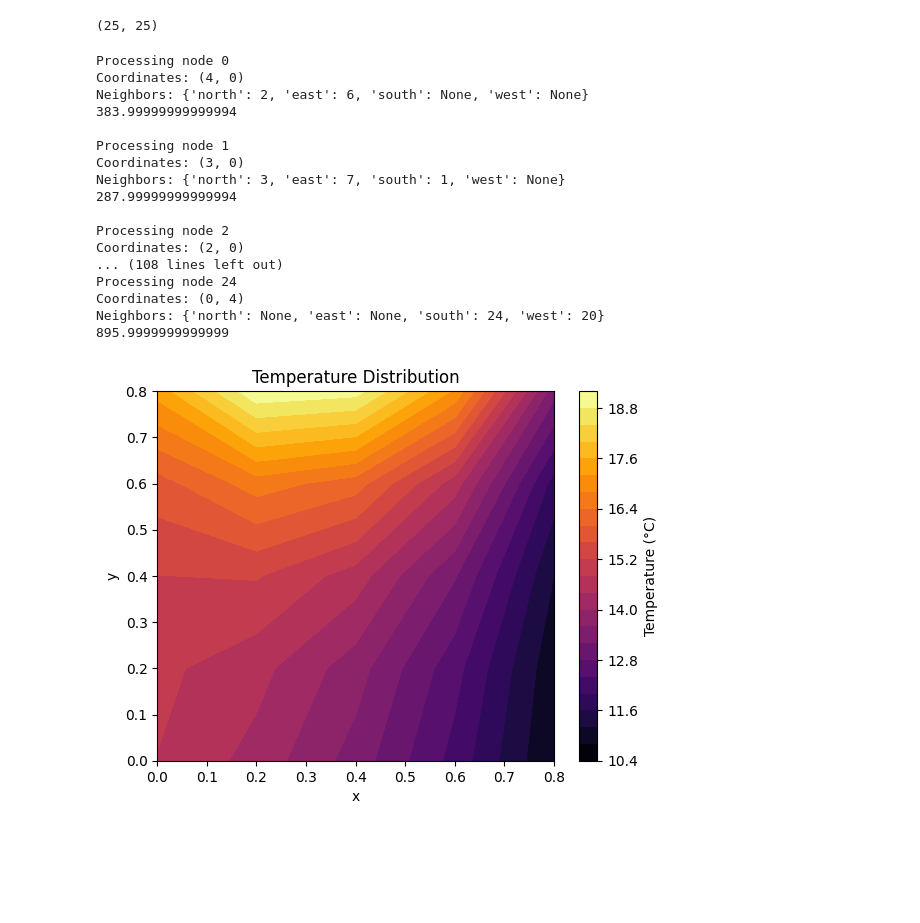
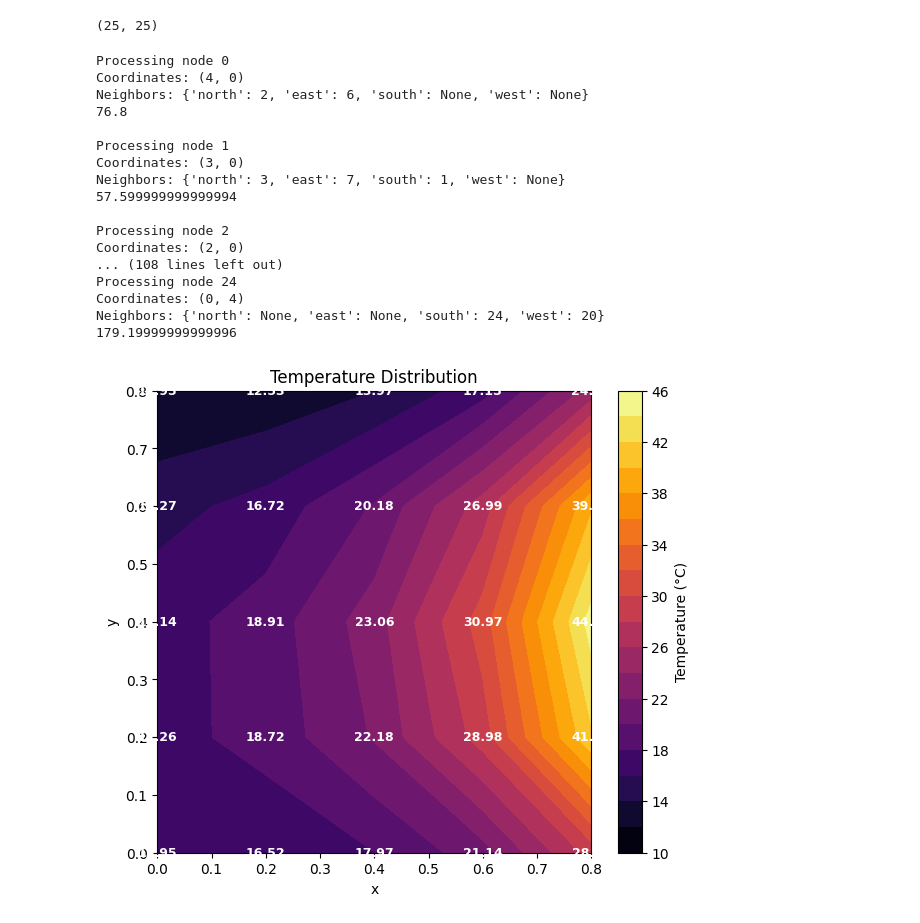
Before and after one commit to Mafaz03/Computational-Fluid-Dynamics, a Jupyter notebook: 2D_Diffusion_assignment.ipynb, the cells around one changed output. Saved outputs shown, nothing was run; the diff lists cells and outputs as text; code cells hidden in the pictures; blank space fills up the shorter version.

```diff
--- a/2D_Diffusion_assignment.ipynb
+++ b/2D_Diffusion_assignment.ipynb
@@ -94,10 +94,10 @@ for node_idx in range(num_nodes_x * num_nodes_y):
 
     # === SOUTH boundary: Dirichlet T=15 ===
     if nei_dict['south'] is None and nei_dict['east'] is not None and nei_dict['west'] is not None:
-        a_E = k_cell / del_x
-        a_N = k_cell / del_y
-        a_W = k_cell / del_x
-        a_S = k_cell / (del_y / 2)  # half-cell treatment
+        a_E = (k_cell * del_y) / del_x
+        a_N = (k_cell * del_x) / del_y
+        a_W = (k_cell * del_y) / del_x
+        a_S = (k_cell * del_x) / (del_y / 2)  # half-cell treatment
 
         a_P = a_E + a_N + a_S + a_W
         Su += a_S * T_S
@@ -109,10 +109,10 @@ for node_idx in range(num_nodes_x * num_nodes_y):
 
     # === NORTH boundary: Dirichlet T=10 ===
     elif nei_dict['north'] is None and nei_dict['east'] is not None and nei_dict['west'] is not None:
-        a_E = k_cell / del_x
-        a_S = k_cell / del_y
-        a_W = k_cell / del_x
-        a_N = k_cell / (del_y / 2)
+        a_E = (k_cell * del_y) / del_x
+        a_S = (k_cell * del_x) / del_y
+        a_W = (k_cell * del_y) / del_x
+        a_N = (k_cell * del_x) / (del_y / 2)
 
         a_P = a_E + a_N + a_S + a_W
         Su += a_N * T_N
@@ -124,9 +124,9 @@ for node_idx in range(num_nodes_x * num_nodes_y):
 
     # === EAST boundary: Neumann flux q=5000 ===
     elif nei_dict['east'] is None:
-        a_N = k_cell / (del_y / 2) if nei_dict['north'] is None else k_cell / del_y
-        a_S = k_cell / (del_y / 2) if nei_dict['south'] is None else k_cell / del_y
-        a_W = k_cell / del_x if nei_dict['west'] is not None else 0
+        a_N = (k_cell * del_x) / (del_y / 2) if nei_dict['north'] is None else (k_cell * del_x) / del_y
+        a_S = (k_cell * del_x) / (del_y / 2) if nei_dict['south'] is None else (k_cell * del_x) / del_y
+        a_W = (k_cell * del_y) / del_x if nei_dict['west'] is not None else 0
 
         # Add Dirichlet contribution for top-right / bottom-right corners
         if nei_dict['north'] is None:
@@ -149,25 +149,25 @@ for node_idx in range(num_nodes_x * num_nodes_y):
 
     # === WEST boundary: Insulated ===
     elif nei_dict['west'] is None:
-        if nei_dict['north'] is None and nei_dict['south'] is not None:
+        if nei_dict['north'] is None:
             # top-left
-            a_N = k_cell / (del_y / 2)
-            a_S = k_cell / del_y
-            a_E = k_cell / del_x
+            a_N = (k_cell * del_x) / (del_y / 2)
+            a_S = (k_cell * del_x) / del_y
+            a_E = (k_cell * del_y) / del_x
             Su += a_N * T_N
 
-        elif nei_dict['south'] is None and nei_dict['north'] is not None:
+        elif nei_dict['south'] is None:
             # bottom-left
-            a_N = k_cell / del_y
-            a_S = k_cell / (del_y / 2)
-            a_E = k_cell / del_x
+            a_N = (k_cell * del_x) / del_y
+            a_S = (k_cell * del_x) / (del_y / 2)
+            a_E = (k_cell * del_y) / del_x
             Su += a_S * T_S
 
         else:
             # middle of west boundary
-            a_N = k_cell / del_y
-            a_S = k_cell / del_y
-            a_E = k_cell / del_x
+            a_N = (k_cell * del_x) / del_y
+            a_S = (k_cell * del_x) / del_y
+            a_E = (k_cell * del_y) / del_x
 
         a_W = 0  # insulated
         a_P = a_E + a_N + a_S
@@ -182,16 +182,16 @@ for node_idx in range(num_nodes_x * num_nodes_y):
     # === INTERIOR node ===
     else:
         if nei_dict['north'] is not None:
-            a_N = k_cell / del_y
+            a_N = (k_cell * del_x) / del_y
             coef_matrix[node_idx, nei_dict['north'] - 1] = a_N
         if nei_dict['south'] is not None:
-            a_S = k_cell / del_y
+            a_S = (k_cell * del_x) / del_y
             coef_matrix[node_idx, nei_dict['south'] - 1] = a_S
         if nei_dict['east'] is not None:
-            a_E = k_cell / del_x
+            a_E = (k_cell * del_y) / del_x
             coef_matrix[node_idx, nei_dict['east'] - 1] = a_E
         if nei_dict['west'] is not None:
-            a_W = k_cell / del_x
+            a_W = (k_cell * del_y) / del_x
             coef_matrix[node_idx, nei_dict['west'] - 1] = a_W
 
         a_P = a_E + a_N + a_S + a_W
@@ -204,12 +204,12 @@ for node_idx in range(num_nodes_x * num_nodes_y):
 Processing node 0
 Coordinates: (4, 0)
 Neighbors: {'north': 2, 'east': 6, 'south': None, 'west': None}
-383.99999999999994
+76.8
 
 Processing node 1
 Coordinates: (3, 0)
 Neighbors: {'north': 3, 'east': 7, 'south': 1, 'west': None}
-287.99999999999994
+57.599999999999994
 
 Processing node 2
 Coordinates: (2, 0)
@@ -217,7 +217,7 @@ Coordinates: (2, 0)
 Processing node 24
 Coordinates: (0, 4)
 Neighbors: {'north': None, 'east': None, 'south': 24, 'west': 20}
-895.9999999999999
+179.19999999999996
 # %%
 # Making non diagnol element negetive
 mask = ~np.eye(coef_matrix.shape[0], dtype=bool)
@@ -225,21 +225,29 @@ coef_matrix[mask] = -coef_matrix[mask]
 # %%
 X, loops_taken = Gauss_Sadel(coef_matrix, Su_vector, np.zeros_like(Su_vector),
                              tolerance=1e-4, max_loops=100)
 
 # Reshape for 5×5 grid
-X_grid = X.reshape(5, 5)
+X_grid = X.reshape(num_nodes_x, num_nodes_y).transpose()
 
 # Create coordinates
-x = np.linspace(0, 4*del_x, 5)
-y = np.linspace(0, 4*del_y, 5)
+x = np.linspace(0, 4*del_x, num_nodes_x)
+y = np.linspace(0, 4*del_y, num_nodes_y)
 X_coords, Y_coords = np.meshgrid(x, y)
 
-# Plot
-plt.contourf(X_coords, Y_coords, X_grid, levels=20, cmap='inferno')
+
+plt.figure(figsize=(7,6))
+contour = plt.contourf(X_coords, Y_coords, X_grid, levels=20, cmap='inferno')
 plt.colorbar(label='Temperature (°C)')
 plt.xlabel('x')
 plt.ylabel('y')
 plt.title('Temperature Distribution')
+
+# Overlay temperature values
+for i in range(X_grid.shape[0]):
+    for j in range(X_grid.shape[1]):
+        plt.text(X_coords[i, j], Y_coords[i, j], f"{X_grid[i, j]:.2f}",
+                 ha='center', va='center', color='white', fontsize=9, fontweight='bold')
+
 plt.show()
 # %% [output]
-[figure, old version]
+[figure, new version]
```
Also changed, not shown: parts of 1 cell of this notebook.
